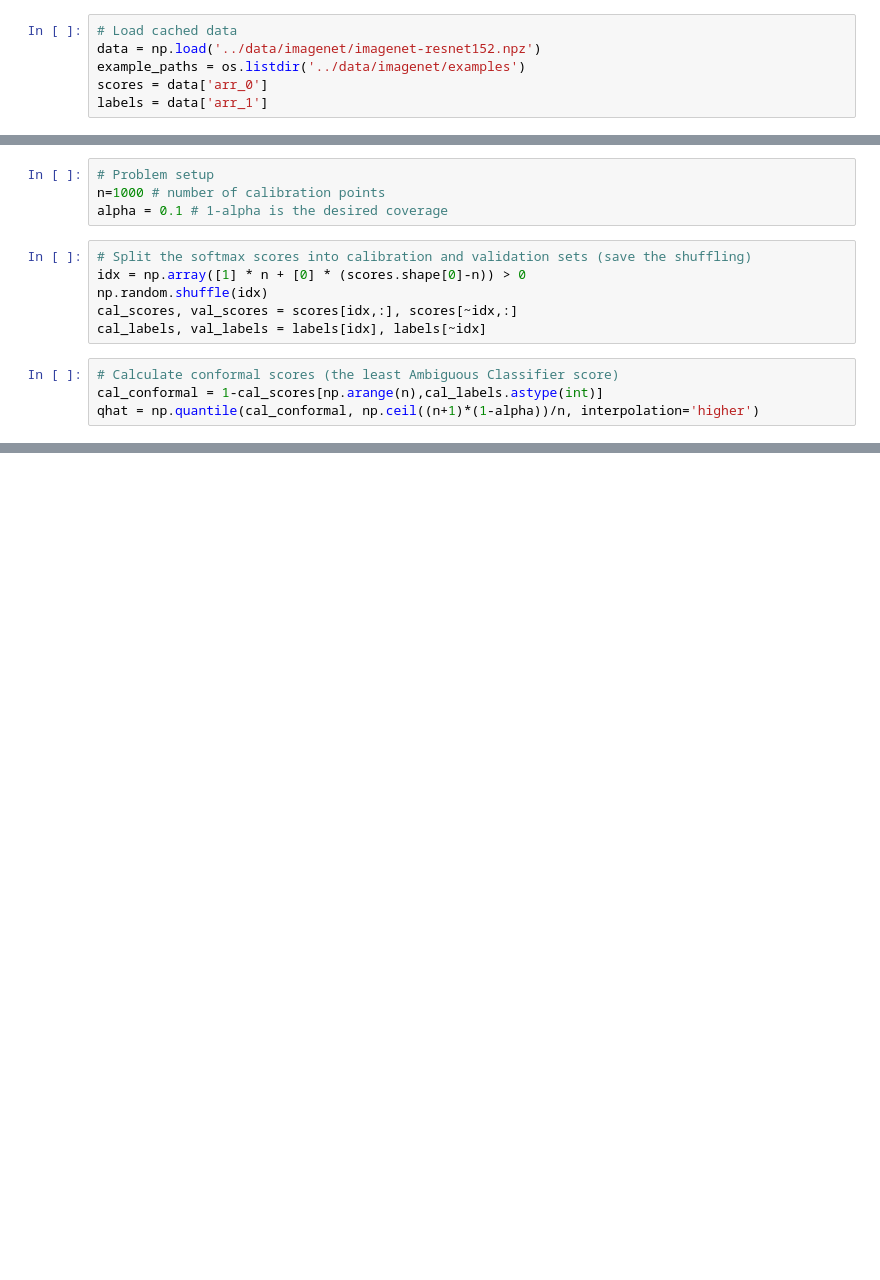
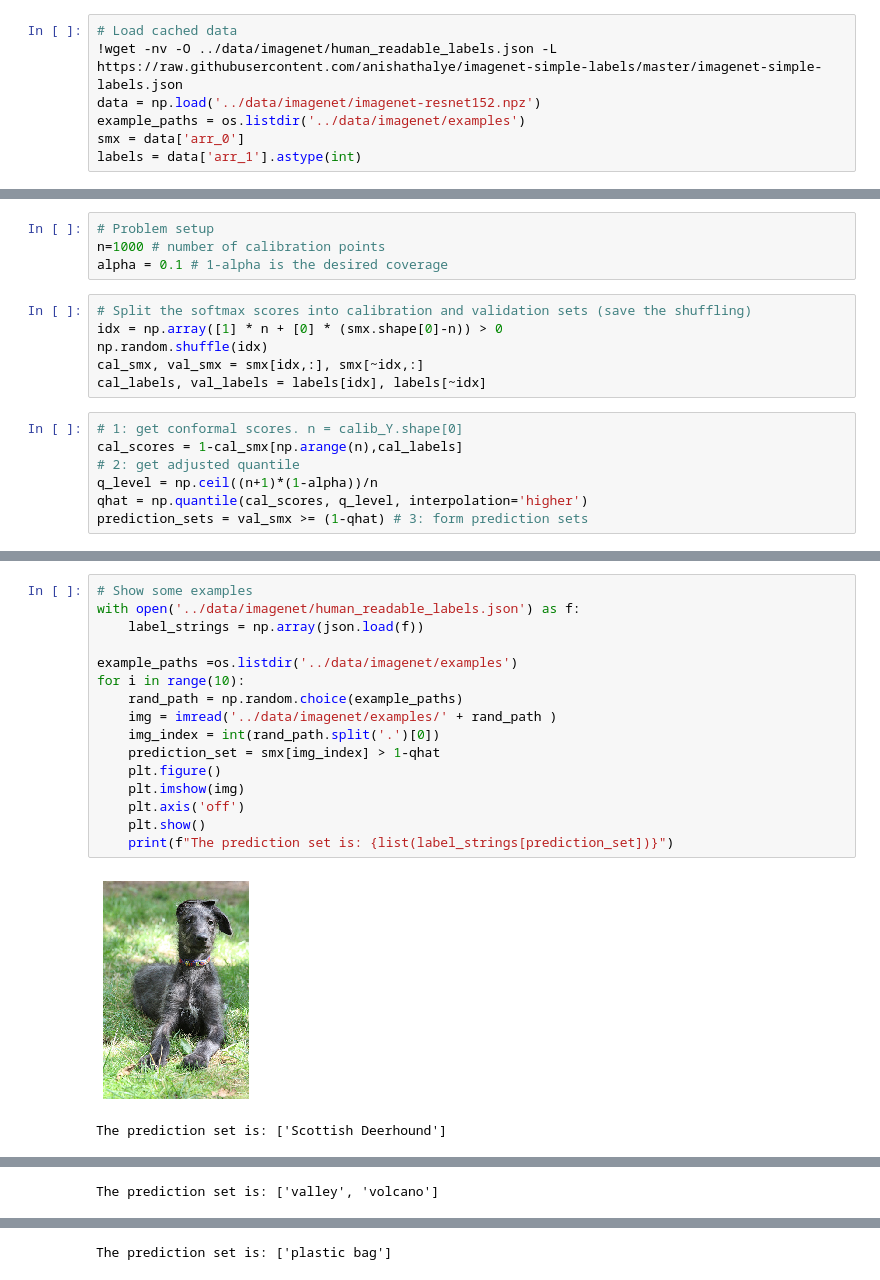
Before and after one commit to aangelopoulos/conformal-prediction, a Jupyter notebook: notebooks/imagenet-smallest-sets.ipynb, the cells around one changed output, grey strips where cells are left out. Cells and saved outputs as stored; diff of their text form; blank space fills up the shorter version.

```diff
--- a/notebooks/imagenet-smallest-sets.ipynb
+++ b/notebooks/imagenet-smallest-sets.ipynb
@@ -4,6 +7,7 @@ import numpy as np
 # %%
 # Load cached data
+!wget -nv -O ../data/imagenet/human_readable_labels.json -L https://raw.githubusercontent.com/anishathalye/imagenet-simple-labels/master/imagenet-simple-labels.json
 data = np.load('../data/imagenet/imagenet-resnet152.npz')
 example_paths = os.listdir('../data/imagenet/examples')
-scores = data['arr_0']
-labels = data['arr_1']
+smx = data['arr_0']
+labels = data['arr_1'].astype(int)
@@ -13,11 +19,14 @@ n=1000 # number of calibration points
 alpha = 0.1 # 1-alpha is the desired coverage
 # %%
 # Split the softmax scores into calibration and validation sets (save the shuffling)
-idx = np.array([1] * n + [0] * (scores.shape[0]-n)) > 0
+idx = np.array([1] * n + [0] * (smx.shape[0]-n)) > 0
 np.random.shuffle(idx)
-cal_scores, val_scores = scores[idx,:], scores[~idx,:]
+cal_smx, val_smx = smx[idx,:], smx[~idx,:]
 cal_labels, val_labels = labels[idx], labels[~idx]
 # %%
-# Calculate conformal scores (the least Ambiguous Classifier score)
-cal_conformal = 1-cal_scores[np.arange(n),cal_labels.astype(int)]
-qhat = np.quantile(cal_conformal, np.ceil((n+1)*(1-alpha))/n, interpolation='higher')
+# 1: get conformal scores. n = calib_Y.shape[0]
+cal_scores = 1-cal_smx[np.arange(n),cal_labels]
+# 2: get adjusted quantile
+q_level = np.ceil((n+1)*(1-alpha))/n
+qhat = np.quantile(cal_scores, q_level, interpolation='higher')
+prediction_sets = val_smx >= (1-qhat) # 3: form prediction sets
@@ -34,0 +39,19 @@ array([[False, False, False, ..., False, False, False],
+# %%
+# Show some examples
+with open('../data/imagenet/human_readable_labels.json') as f:
+    label_strings = np.array(json.load(f))
+
+example_paths =os.listdir('../data/imagenet/examples')
+for i in range(10):
+    rand_path = np.random.choice(example_paths)
+    img = imread('../data/imagenet/examples/' + rand_path )
+    img_index = int(rand_path.split('.')[0])
+    prediction_set = smx[img_index] > 1-qhat
+    plt.figure()
+    plt.imshow(img)
+    plt.axis('off')
+    plt.show()
+    print(f"The prediction set is: {list(label_strings[prediction_set])}")
+# %% [output]
+[figure, added]
+The prediction set is: ['Scottish Deerhound']
@@ -34,0 +59 @@ array([[False, False, False, ..., False, False, False],
+The prediction set is: ['valley', 'volcano']
@@ -34,0 +61 @@ array([[False, False, False, ..., False, False, False],
+The prediction set is: ['plastic bag']
```
Also changed, not shown: parts of 5 cells of this notebook, 1 other file.
